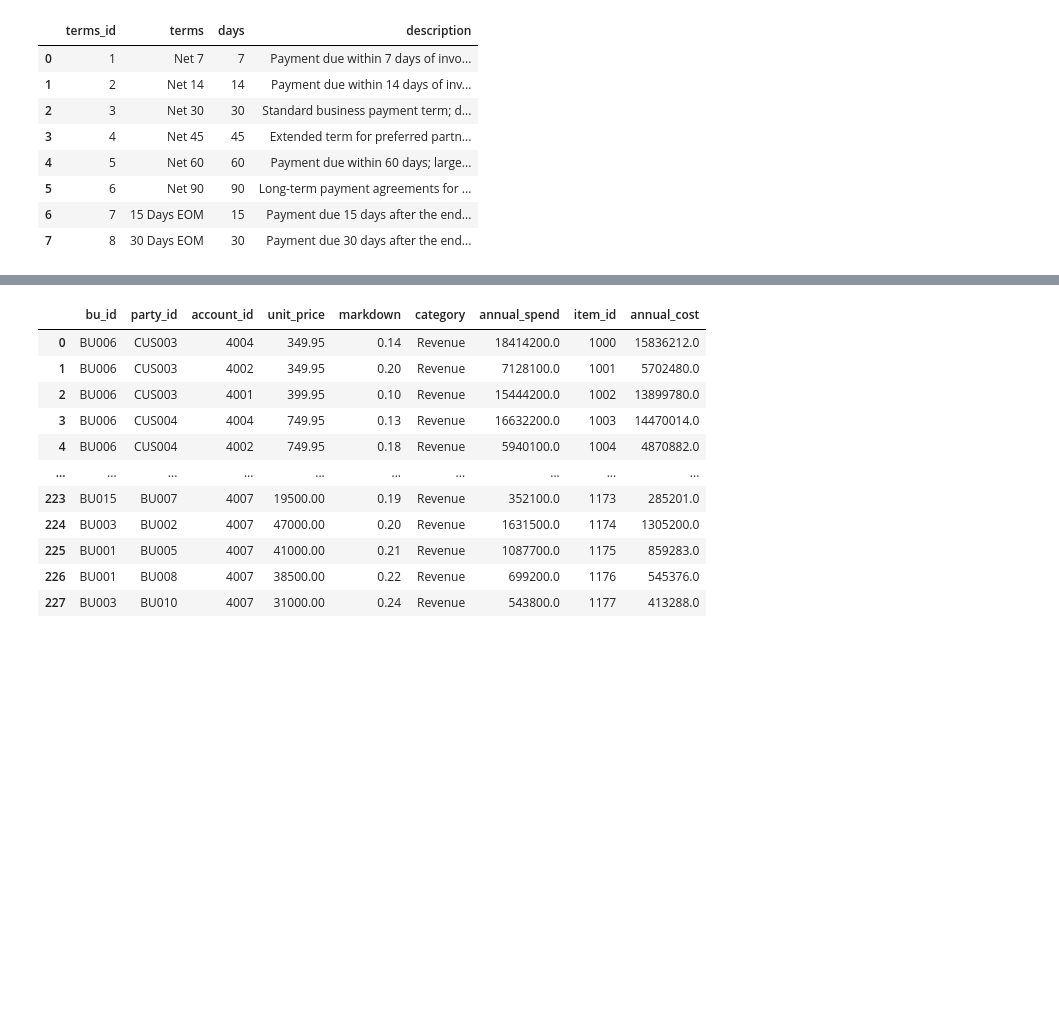
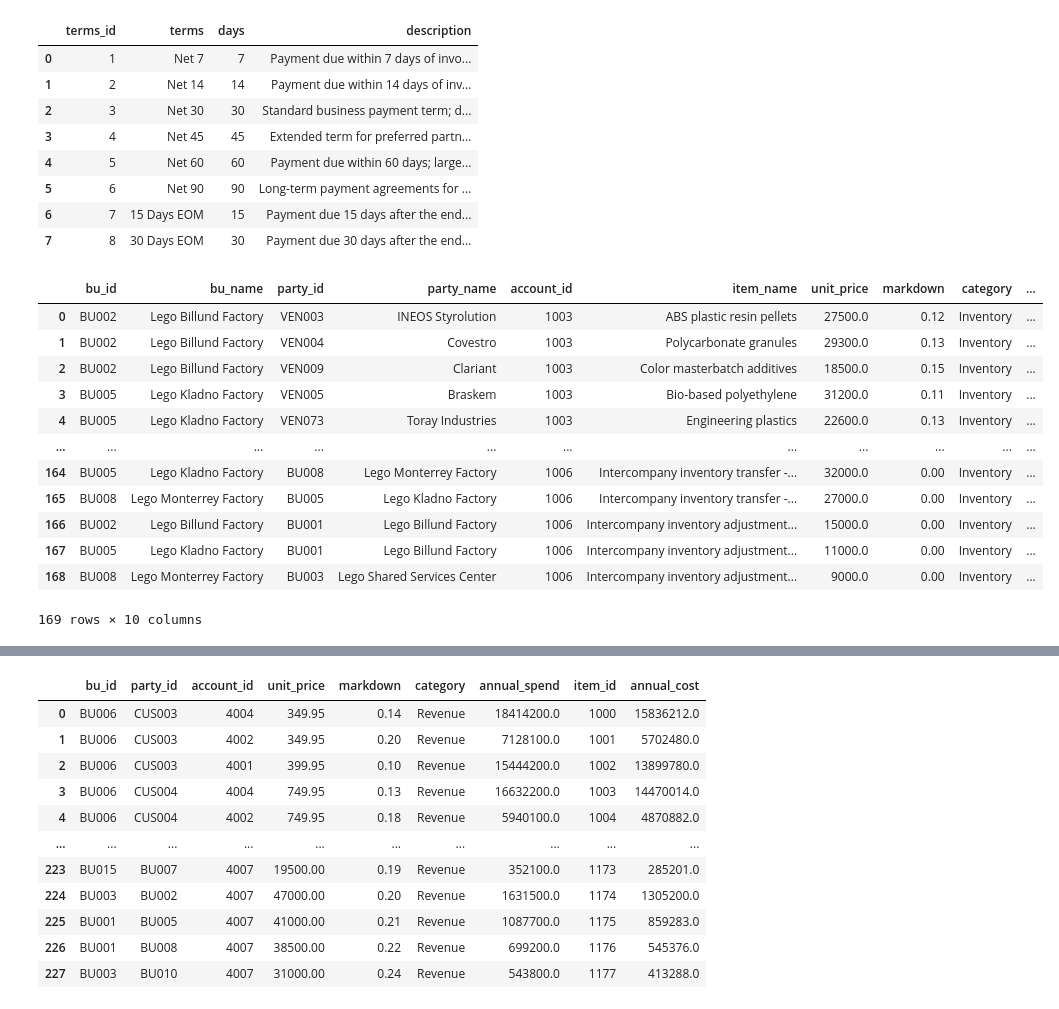
Before and after one commit to JBaltaMG/SynetheticDataGeneration, a Jupyter notebook: Tester_full_codes.ipynb, the cells around one changed output, grey strips where cells are left out. Saved outputs shown, nothing was run; the diff lists cells and outputs as text; code cells hidden in the pictures; blank space fills up the shorter version.

```diff
--- a/Tester_full_codes.ipynb
+++ b/Tester_full_codes.ipynb
@@ -1371,5 +1418,21 @@ def star_extra_cat(df_extra_cat: pd.DataFrame, prefix: str, id_start: int):
 
     df_extra_cat = df_extra_cat[["bu_id", "party_id","account_id", "item_id", "quantity", "unit_price", "amount", "category"]]
     return df_extra_cat, df_extra_parties, df_extra_items
+# %%
+df_inventory
+# %% [output]
+|  | bu_id | bu_name | party_id | party_name | account_id | item_name | unit_price | markdown | category | ... |
+| 0 | BU002 | Lego Billund Factory | VEN003 | INEOS Styrolution | 1003 | ABS plastic resin pellets | 27500.0 | 0.12 | Inventory | ... |
+| 1 | BU002 | Lego Billund Factory | VEN004 | Covestro | 1003 | Polycarbonate granules | 29300.0 | 0.13 | Inventory | ... |
+| 2 | BU002 | Lego Billund Factory | VEN009 | Clariant | 1003 | Color masterbatch additives | 18500.0 | 0.15 | Inventory | ... |
+| 3 | BU005 | Lego Kladno Factory | VEN005 | Braskem | 1003 | Bio-based polyethylene | 31200.0 | 0.11 | Inventory | ... |
+| 4 | BU005 | Lego Kladno Factory | VEN073 | Toray Industries | 1003 | Engineering plastics | 22600.0 | 0.13 | Inventory | ... |
+| ... | ... | ... | ... | ... | ... | ... | ... | ... | ... | ... |
+| 164 | BU005 | Lego Kladno Factory | BU008 | Lego Monterrey Factory | 1006 | Intercompany inventory transfer -... | 32000.0 | 0.00 | Inventory | ... |
+| 165 | BU008 | Lego Monterrey Factory | BU005 | Lego Kladno Factory | 1006 | Intercompany inventory transfer -... | 27000.0 | 0.00 | Inventory | ... |
+| 166 | BU002 | Lego Billund Factory | BU001 | Lego Billund Factory | 1006 | Intercompany inventory adjustment... | 15000.0 | 0.00 | Inventory | ... |
+| 167 | BU005 | Lego Kladno Factory | BU001 | Lego Billund Factory | 1006 | Intercompany inventory adjustment... | 11000.0 | 0.00 | Inventory | ... |
+| 168 | BU008 | Lego Monterrey Factory | BU003 | Lego Shared Services Center | 1006 | Intercompany inventory adjustment... | 9000.0 | 0.00 | Inventory | ... |
+169 rows × 10 columns
 # %%
 df_inventory_clean, df_inv_parties, df_inv_items = star_extra_cat(df_inventory, "INV", 4000)
```
Also changed, not shown: parts of 23 cells of this notebook.
